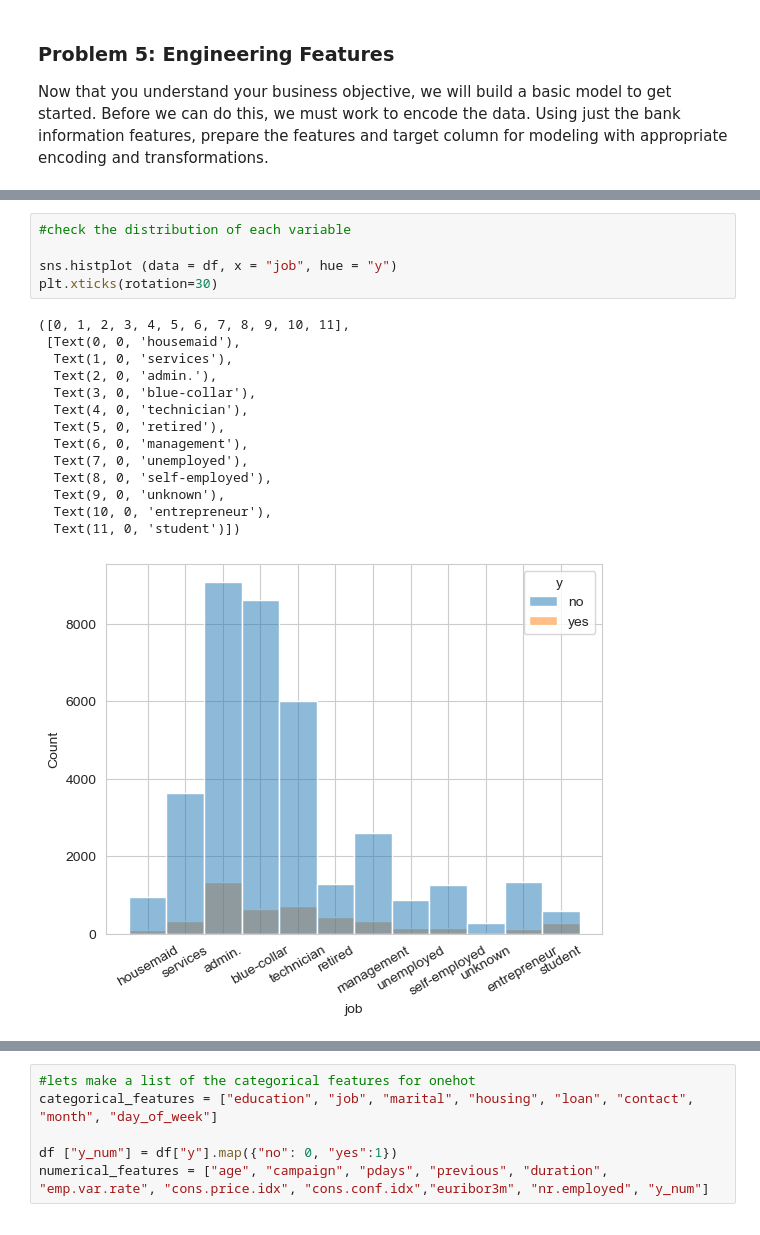
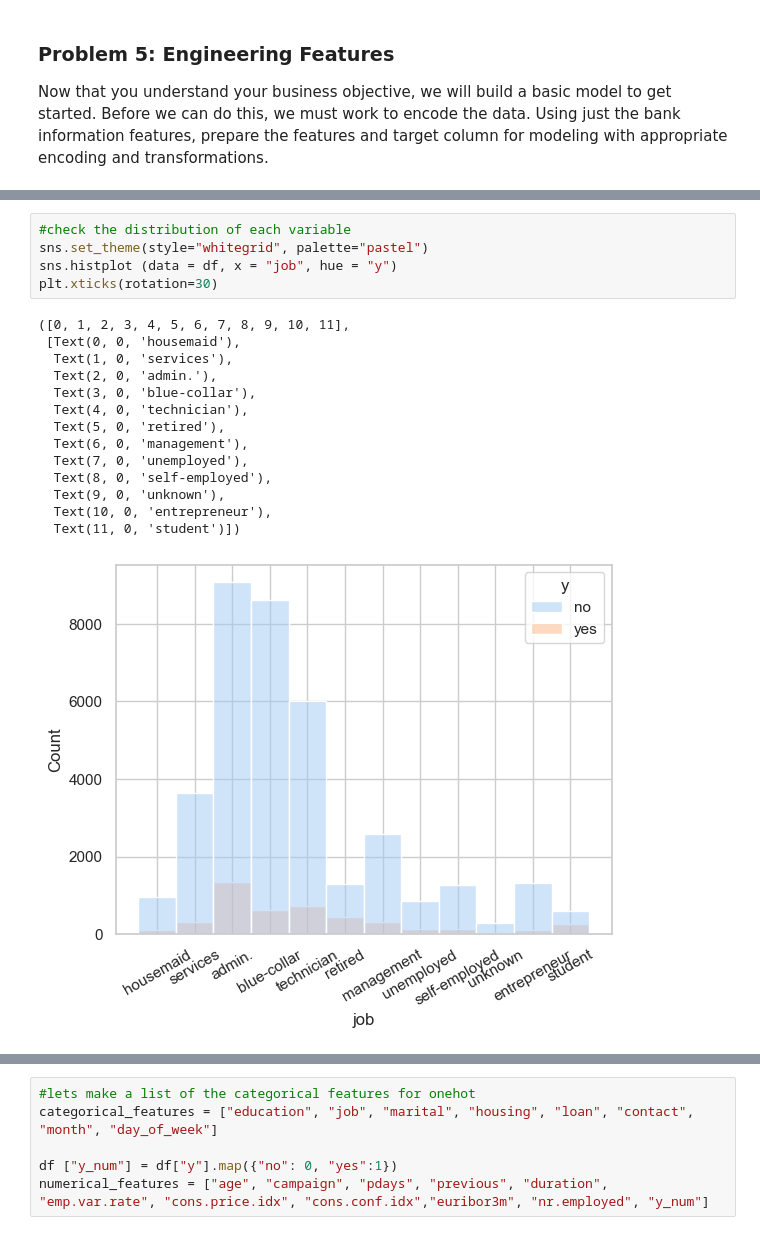
Before and after one commit to kiranadigo/bkly_ml_17.1, a Jupyter notebook: prompt_III.ipynb, the cells around one changed output, grey strips where cells are left out. Drawn from its saved outputs; the diff is of its cells as text.

```diff
--- a/prompt_III.ipynb
+++ b/prompt_III.ipynb
@@ -144,24 +156,24 @@ y_num             0
 dtype: int64
 # %%
 #check the distribution of each variable
-
+sns.set_theme(style="whitegrid", palette="pastel")
 sns.histplot (data = df, x = "job", hue = "y")
 plt.xticks(rotation=30)
 # %% [output]
 ([0, 1, 2, 3, 4, 5, 6, 7, 8, 9, 10, 11],
  [Text(0, 0, 'housemaid'),
   Text(1, 0, 'services'),
   Text(2, 0, 'admin.'),
   Text(3, 0, 'blue-collar'),
   Text(4, 0, 'technician'),
   Text(5, 0, 'retired'),
   Text(6, 0, 'management'),
   Text(7, 0, 'unemployed'),
   Text(8, 0, 'self-employed'),
   Text(9, 0, 'unknown'),
   Text(10, 0, 'entrepreneur'),
   Text(11, 0, 'student')])
-[figure, old version]
+[figure, new version]
 # %%
 #check the distribution of each variable
 sns.histplot (data = df, x = "education", hue = "y")
```
Also changed, not shown: parts of 48 cells of this notebook, 8 other files.
